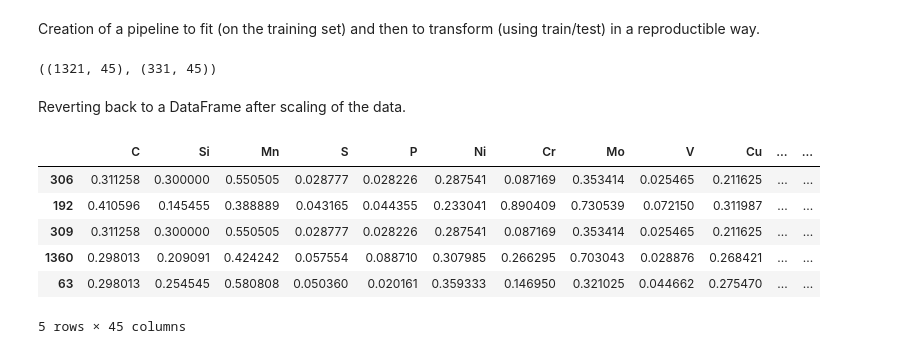
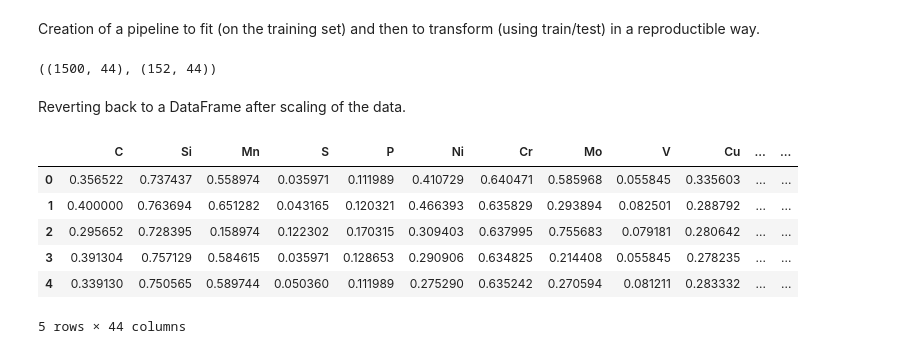
Before and after one commit to daphnemaschas/Weld-quality-prediction, a Jupyter notebook: notebooks/scaling.ipynb, the cells around one changed output. Drawn from its saved outputs; the diff is of its cells as text; code cells hidden in the pictures.

Commit message:
change in train/test definition

```diff
--- a/notebooks/scaling.ipynb
+++ b/notebooks/scaling.ipynb
@@ -69,7 +69,30 @@ Performing a split train/test to avoid any leak during fitting of the scalers.
 * test_size = 0.2 to keep 80% of the data for learning, while still evaluating the performance of the model in a safe and reliable way.
 * random_state = 42 to define a standard granularity to make sure splitting is identical at each execution.
 # %%
-x_train, x_test, y_train, y_test = train_test_split(x, y, test_size=0.2, random_state=42)
+# Separation of labelled and unlabelled data
+df_labeled = df[df[targets].notna()].copy()
+df_unlabeled = df[df[targets].isna()].copy()
 
-x_train.shape, x_test.shape
+X_labeled = df_labeled.drop(columns=[targets])
+y_labeled = df_labeled[targets]
+
+# Train/test split on labelled data
+X_train_lab, X_test, y_train_lab, y_test = train_test_split(
+    X_labeled, y_labeled,
+    test_size=0.2,
+    random_state=42,
+    shuffle=True
+)
+
+# Building of the entire train/test set (using unlabelled data as well for the train, and only labelled data for the test)
+X_train = pd.concat([X_train_lab, df_unlabeled.drop(columns=[targets])], axis=0)
+y_train = pd.concat([y_train_lab, pd.Series([None]*len(df_unlabeled), index=df_unlabeled.index, name=targets)])
+
+# Reindexation
+X_train.reset_index(drop=True, inplace=True)
+y_train.reset_index(drop=True, inplace=True)
+X_test.reset_index(drop=True, inplace=True)
+y_test.reset_index(drop=True, inplace=True)
+
+X_train.shape, y_train.shape, X_test.shape, y_test.shape
 # %% [output]
@@ -83,12 +106,12 @@ Definition of the different scaling transformation to perform on each block:
 * **Mechanical data** : StandardScaler : the data derives from controlled physical processes, which tend to disperse the data following a normal distribution.
 # %%
 # Numerical columns (block)
-num_chem = [c for c in chem_cols if c in x_train.columns]
-num_proc = [c for c in process_num if c in x_train.columns]
-num_micro = [c for c in micro_cols if c in x_train.columns]
+num_chem = [c for c in chem_cols if c in X_train.columns]
+num_proc = [c for c in process_num if c in X_train.columns]
+num_micro = [c for c in micro_cols if c in X_train.columns]
 
 # Categorial columns
-cat_proc = [c for c in process_cat if c in x_train.columns]
+cat_proc = [c for c in process_cat if c in X_train.columns]
 
 # Composition of the column transformer
 preprocess = ColumnTransformer(
@@ -160,45 +134,45 @@ pipeline = Pipeline([
     ("preprocess", preprocess)
 ])
 
-pipeline.fit(x_train)
+pipeline.fit(X_train)
 
-X_train_scaled = pipeline.transform(x_train)
-X_test_scaled  = pipeline.transform(x_test)
+X_train_scaled = pipeline.transform(X_train)
+X_test_scaled  = pipeline.transform(X_test)
 
 X_train_scaled.shape, X_test_scaled.shape
 # %% [output]
-((1321, 45), (331, 45))
+((1500, 44), (152, 44))
 # %% [markdown]
 Reverting back to a DataFrame after scaling of the data.
 # %%
 output_feature_names = []
 
 output_feature_names += num_chem
 output_feature_names += num_proc
 output_feature_names += num_micro
 
 if len(cat_proc) > 0:
     onehot = pipeline.named_steps["preprocess"].named_transformers_["proc_ohe"]
     onehot_feature_names = onehot.get_feature_names_out(cat_proc).tolist()
 else:
     onehot_feature_names = []
 
 output_feature_names += onehot_feature_names
 
 len(output_feature_names), X_train_scaled.shape[1]
 
-X_train_scaled_df = pd.DataFrame(X_train_scaled, index=x_train.index, columns=output_feature_names)
-X_test_scaled_df  = pd.DataFrame(X_test_scaled,  index=x_test.index,  columns=output_feature_names)
+X_train_scaled_df = pd.DataFrame(X_train_scaled, index=X_train.index, columns=output_feature_names)
+X_test_scaled_df  = pd.DataFrame(X_test_scaled,  index=X_test.index,  columns=output_feature_names)
 
 X_train_scaled_df.head()
 # %% [output]
 |  | C | Si | Mn | S | P | Ni | Cr | Mo | V | Cu | ... | ... |
-| 306 | 0.311258 | 0.300000 | 0.550505 | 0.028777 | 0.028226 | 0.287541 | 0.087169 | 0.353414 | 0.025465 | 0.211625 | ... | ... |
-| 192 | 0.410596 | 0.145455 | 0.388889 | 0.043165 | 0.044355 | 0.233041 | 0.890409 | 0.730539 | 0.072150 | 0.311987 | ... | ... |
-| 309 | 0.311258 | 0.300000 | 0.550505 | 0.028777 | 0.028226 | 0.287541 | 0.087169 | 0.353414 | 0.025465 | 0.211625 | ... | ... |
-| 1360 | 0.298013 | 0.209091 | 0.424242 | 0.057554 | 0.088710 | 0.307985 | 0.266295 | 0.703043 | 0.028876 | 0.268421 | ... | ... |
-| 63 | 0.298013 | 0.254545 | 0.580808 | 0.050360 | 0.020161 | 0.359333 | 0.146950 | 0.321025 | 0.044662 | 0.275470 | ... | ... |
+| 0 | 0.356522 | 0.737437 | 0.558974 | 0.035971 | 0.111989 | 0.410729 | 0.640471 | 0.585968 | 0.055845 | 0.335603 | ... | ... |
+| 1 | 0.400000 | 0.763694 | 0.651282 | 0.043165 | 0.120321 | 0.466393 | 0.635829 | 0.293894 | 0.082501 | 0.288792 | ... | ... |
+| 2 | 0.295652 | 0.728395 | 0.158974 | 0.122302 | 0.170315 | 0.309403 | 0.637995 | 0.755683 | 0.079181 | 0.280642 | ... | ... |
+| 3 | 0.391304 | 0.757129 | 0.584615 | 0.035971 | 0.128653 | 0.290906 | 0.634825 | 0.214408 | 0.055845 | 0.278235 | ... | ... |
+| 4 | 0.339130 | 0.750565 | 0.589744 | 0.050360 | 0.111989 | 0.275290 | 0.635242 | 0.270594 | 0.081211 | 0.283332 | ... | ... |
-5 rows × 45 columns
+5 rows × 44 columns
 # %%
 # Normalised train/test
 train_out = X_train_scaled_df.copy()
```
Also changed, not shown: parts of 5 cells of this notebook, 3 other files.
